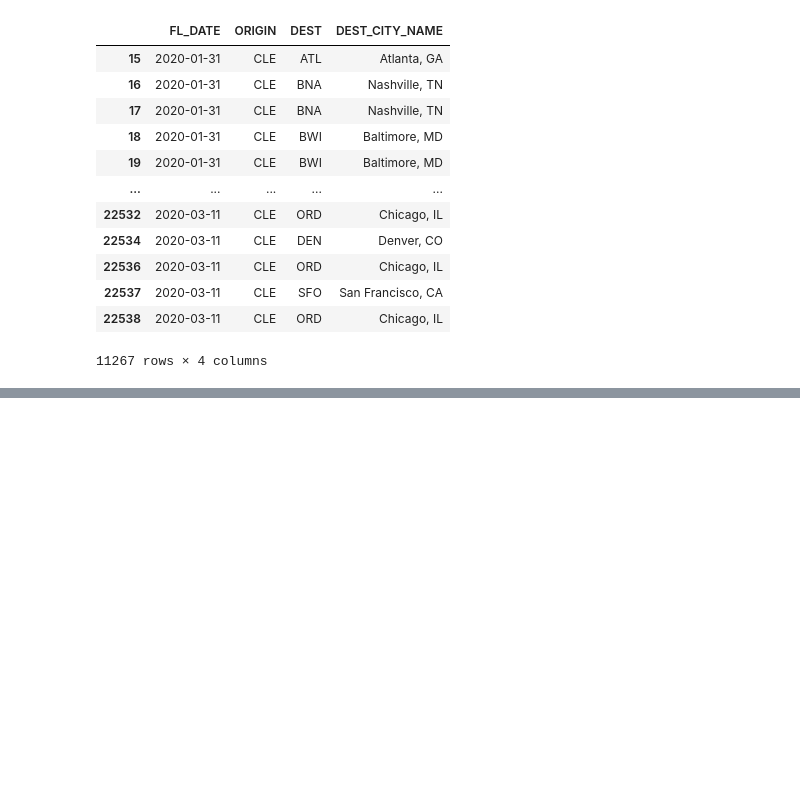
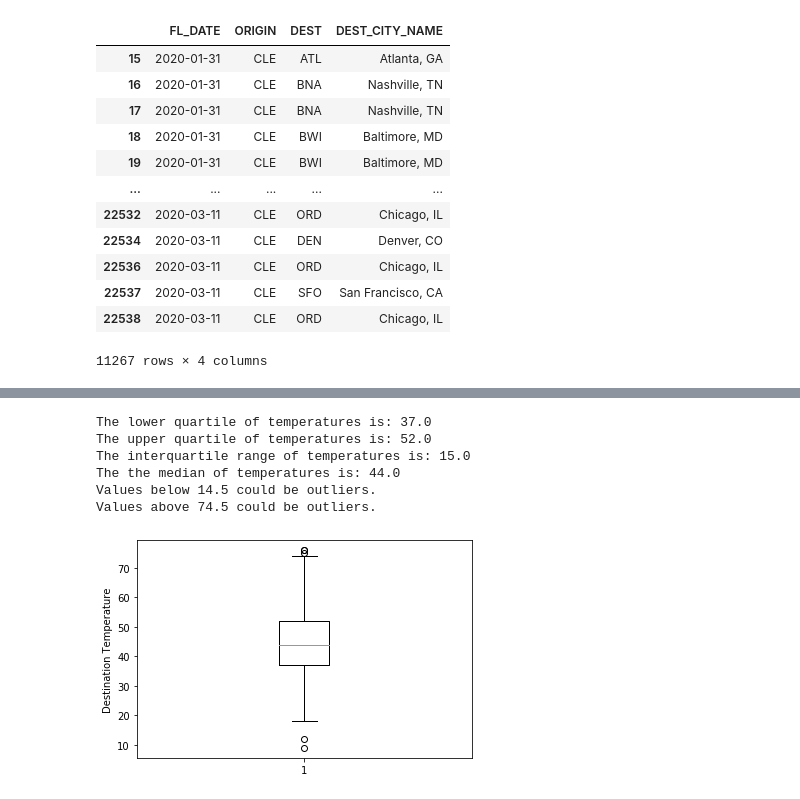
Before and after one commit to marcum531/Project1, a Jupyter notebook: plotting/weather_data.ipynb, the cells around one changed output, grey strips where cells are left out. Saved outputs shown, nothing was run; the diff lists cells and outputs as text; code cells hidden in the pictures; blank space fills up the shorter version.

```diff
--- a/plotting/weather_data.ipynb
+++ b/plotting/weather_data.ipynb
@@ -72,0 +77,32 @@ data_total_departures["DEST_TEMP"]=mean_temp
+# %%
+
+temp=temp_df["TEMP"].astype(int)
+quartiles = temp.quantile([.25,.5,.75])
+lowerq = quartiles[0.25]
+upperq = quartiles[0.75]
+iqr = upperq-lowerq
+
+print(f"The lower quartile of temperatures is: {lowerq}")
+print(f"The upper quartile of temperatures is: {upperq}")
+print(f"The interquartile range of temperatures is: {iqr}")
+print(f"The the median of temperatures is: {quartiles[0.5]} ")
+
+lower_bound = lowerq - (1.5*iqr)
+upper_bound = upperq + (1.5*iqr)
+print(f"Values below {lower_bound} could be outliers.")
+print(f"Values above {upper_bound} could be outliers.")
+# %% [output]
+The lower quartile of temperatures is: 37.0
+The upper quartile of temperatures is: 52.0
+The interquartile range of temperatures is: 15.0
+The the median of temperatures is: 44.0
+Values below 14.5 could be outliers.
+Values above 74.5 could be outliers.
+# %%
+temp=temp_df["TEMP"].astype(int)
+fig1, ax1 = plt.subplots()
+ax1.set_ylabel('Destination Temperature')
+ax1.boxplot(temp)
+plt.show()
+# %% [output]
+[figure, added]
```
Also changed, not shown: parts of 8 cells of this notebook, 2 other files.
